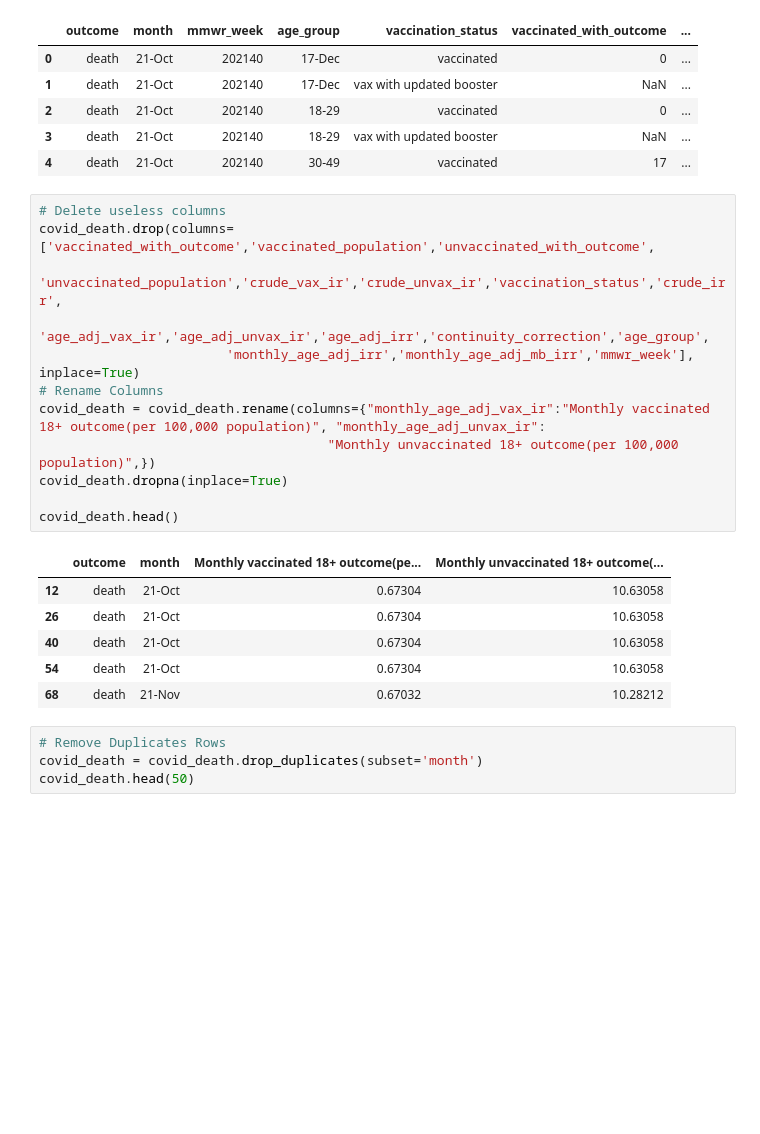
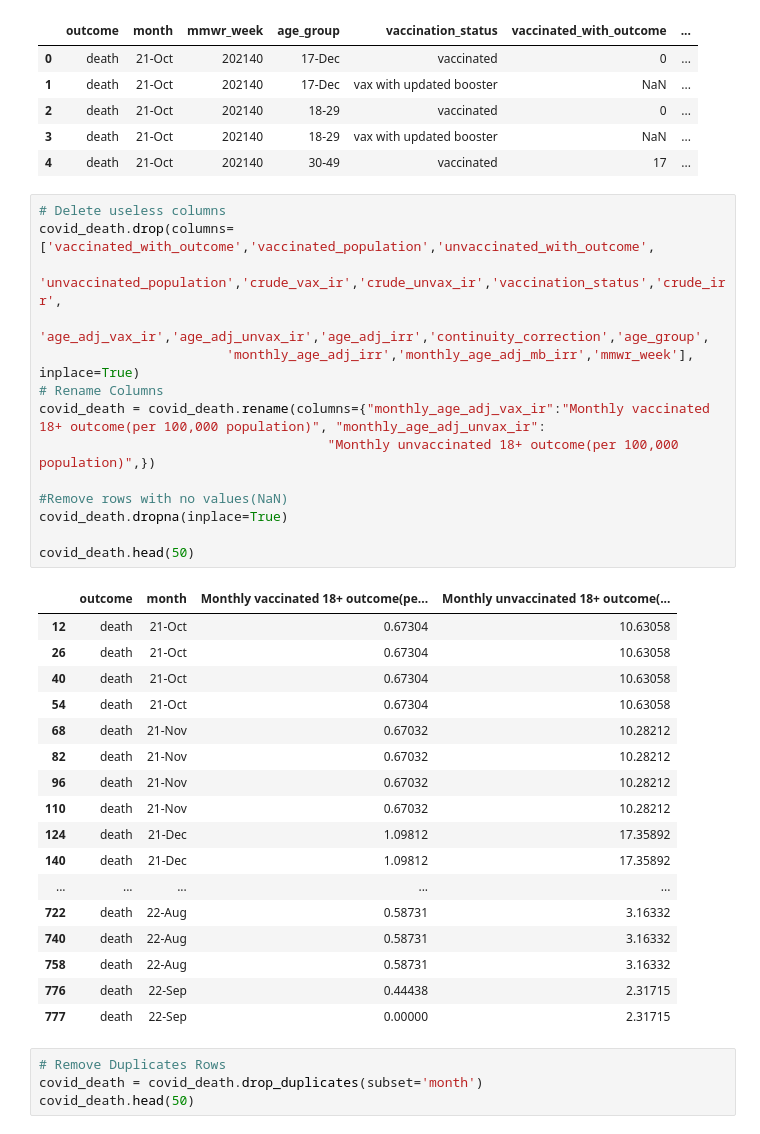
Before and after one commit to ehsanshahrabi/Cyber-Boolean, a Jupyter notebook: ehsan.ipynb, the cells around one changed output. Cells and saved outputs as stored; diff of their text form; blank space fills up the shorter version.

```diff
--- a/ehsan.ipynb
+++ b/ehsan.ipynb
@@ -150,22 +171,35 @@ covid_death.head()
 # %%
 # Delete useless columns
 covid_death.drop(columns=['vaccinated_with_outcome','vaccinated_population','unvaccinated_with_outcome',
                         'unvaccinated_population','crude_vax_ir','crude_unvax_ir','vaccination_status','crude_irr',
                         'age_adj_vax_ir','age_adj_unvax_ir','age_adj_irr','continuity_correction','age_group',
                         'monthly_age_adj_irr','monthly_age_adj_mb_irr','mmwr_week'], inplace=True)
 # Rename Columns
 covid_death = covid_death.rename(columns={"monthly_age_adj_vax_ir":"Monthly vaccinated 18+ outcome(per 100,000 population)", "monthly_age_adj_unvax_ir":
                                      "Monthly unvaccinated 18+ outcome(per 100,000 population)",})
+
+#Remove rows with no values(NaN)
 covid_death.dropna(inplace=True)
 
-covid_death.head()
+covid_death.head(50)
 # %% [output]
 |  | outcome | month | Monthly vaccinated 18+ outcome(pe... | Monthly unvaccinated 18+ outcome(... |
 | 12 | death | 21-Oct | 0.67304 | 10.63058 |
 | 26 | death | 21-Oct | 0.67304 | 10.63058 |
 | 40 | death | 21-Oct | 0.67304 | 10.63058 |
 | 54 | death | 21-Oct | 0.67304 | 10.63058 |
 | 68 | death | 21-Nov | 0.67032 | 10.28212 |
+| 82 | death | 21-Nov | 0.67032 | 10.28212 |
+| 96 | death | 21-Nov | 0.67032 | 10.28212 |
+| 110 | death | 21-Nov | 0.67032 | 10.28212 |
+| 124 | death | 21-Dec | 1.09812 | 17.35892 |
+| 140 | death | 21-Dec | 1.09812 | 17.35892 |
+| ... | ... | ... | ... | ... |
+| 722 | death | 22-Aug | 0.58731 | 3.16332 |
+| 740 | death | 22-Aug | 0.58731 | 3.16332 |
+| 758 | death | 22-Aug | 0.58731 | 3.16332 |
+| 776 | death | 22-Sep | 0.44438 | 2.31715 |
+| 777 | death | 22-Sep | 0.00000 | 2.31715 |
 # %%
 # Remove Duplicates Rows
 covid_death = covid_death.drop_duplicates(subset='month')
```
Also changed, not shown: parts of 6 cells of this notebook.
